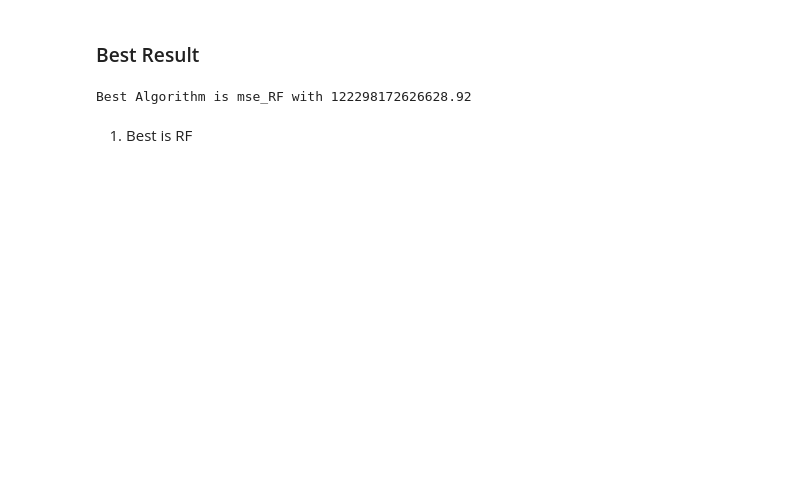
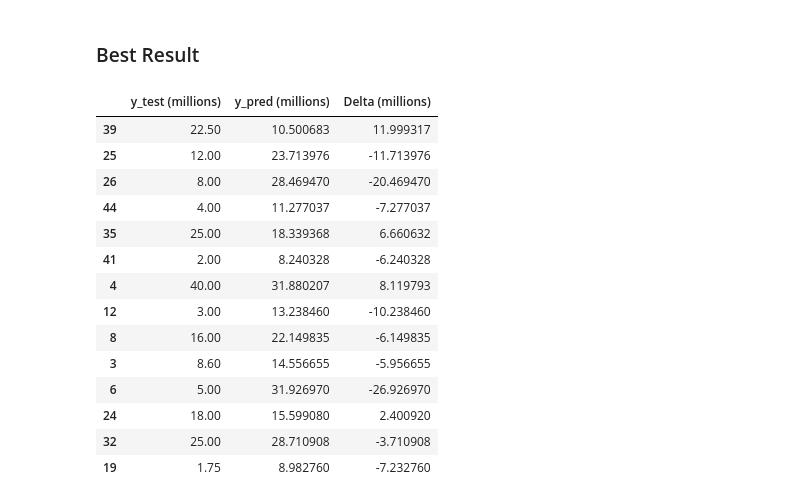
Before and after one commit to edb-313/Football_players_trasfer_value, a Jupyter notebook: MachineLearning.ipynb, the cells around one changed output. Saved outputs shown, nothing was run; the diff lists cells and outputs as text; code cells hidden in the pictures; blank space fills up the shorter version.

```diff
--- a/MachineLearning.ipynb
+++ b/MachineLearning.ipynb
@@ -189,0 +170,3 @@ R-squared LR =  -1.7892236912800055
+# %%
+X_train = pd.get_dummies(X_train, columns=['position_group', 'league'],drop_first=True)
+X_test = pd.get_dummies(X_test, columns=['position_group', 'league'],drop_first=True)
@@ -253,13 +235,0 @@ print("Best hyperparameters: ", grid_search.best_params_)
-# %%
-# Create a KNeighborsRegressor object
-knn_reg = KNeighborsRegressor(algorithm = 'brute', n_neighbors = 7, weights = 'distance')
-
-# Fit the model to the training data
-knn_reg.fit(X_train, y_train)
-
-# Use the model to make predictions on the test data
-y_pred = knn_reg.predict(X_test)
-
-# Calculate the mean squared error of the predictions
-mse_KNN = mean_squared_error(y_test, y_pred)
-print("Mean squared error = ", mse_KNN)
@@ -272,0 +240,8 @@ R-squared KNN=  -5.120647738589093
+# %%
+svm = SVR(kernel='linear')
+
+# Train the model using the training sets
+svm.fit(X_train, y_train)
+
+# Make predictions using the testing set
+y_pred = svm.predict(X_test)
@@ -273,20 +255,16 @@ R-squared KNN=  -5.120647738589093
 # %% [markdown]
 ### Best Result
 # %%
-mse_list = [mse_KNN, mse_LR, mse_RF]
+mse_list = [mse_RF, mse_DT, mse_SVM]
 min_mse = min(mse_list)
 min_mse_index = mse_list.index(min_mse)
 min_mse_variable = None
 
-if min_mse_index == 0:
-    min_mse_variable = 'mse_KNN'
 elif min_mse_index == 1:
-    min_mse_variable = 'mse_LR'
+    min_mse_variable = 'mse_DT'
+elif min_mse_index == 2:
+    min_mse_variable = 'mse_SVM'
 else:
     min_mse_variable = 'mse_RF'
 
 print('Best Algorithm is',min_mse_variable, 'with', min_mse)
-# %% [output]
-Best Algorithm is mse_RF with 122298172626628.92
-# %% [markdown]
-1. Best is RF
@@ -292,0 +277,30 @@ Best Algorithm is mse_RF with 122298172626628.92
+# %%
+# convert to millions
+y_test_millions = y_test / 1_000_000
+y_pred_millions = y_pred / 1_000_000
+diff_millions = (y_test - y_pred) / 1_000_000
+
+# create the table as a pandas DataFrame
+df = pd.DataFrame({
+    'y_test (millions)': y_test_millions,
+    'y_pred (millions)': y_pred_millions,
+    'Delta (millions)': diff_millions
+})
+# %%
+df
+# %% [output]
+|  | y_test (millions) | y_pred (millions) | Delta (millions) |
+| 39 | 22.50 | 10.500683 | 11.999317 |
+| 25 | 12.00 | 23.713976 | -11.713976 |
+| 26 | 8.00 | 28.469470 | -20.469470 |
+| 44 | 4.00 | 11.277037 | -7.277037 |
+| 35 | 25.00 | 18.339368 | 6.660632 |
+| 41 | 2.00 | 8.240328 | -6.240328 |
+| 4 | 40.00 | 31.880207 | 8.119793 |
+| 12 | 3.00 | 13.238460 | -10.238460 |
+| 8 | 16.00 | 22.149835 | -6.149835 |
+| 3 | 8.60 | 14.556655 | -5.956655 |
+| 6 | 5.00 | 31.926970 | -26.926970 |
+| 24 | 18.00 | 15.599080 | 2.400920 |
+| 32 | 25.00 | 28.710908 | -3.710908 |
+| 19 | 1.75 | 8.982760 | -7.232760 |
```
Also changed, not shown: parts of 42 cells of this notebook, 38 other files.
